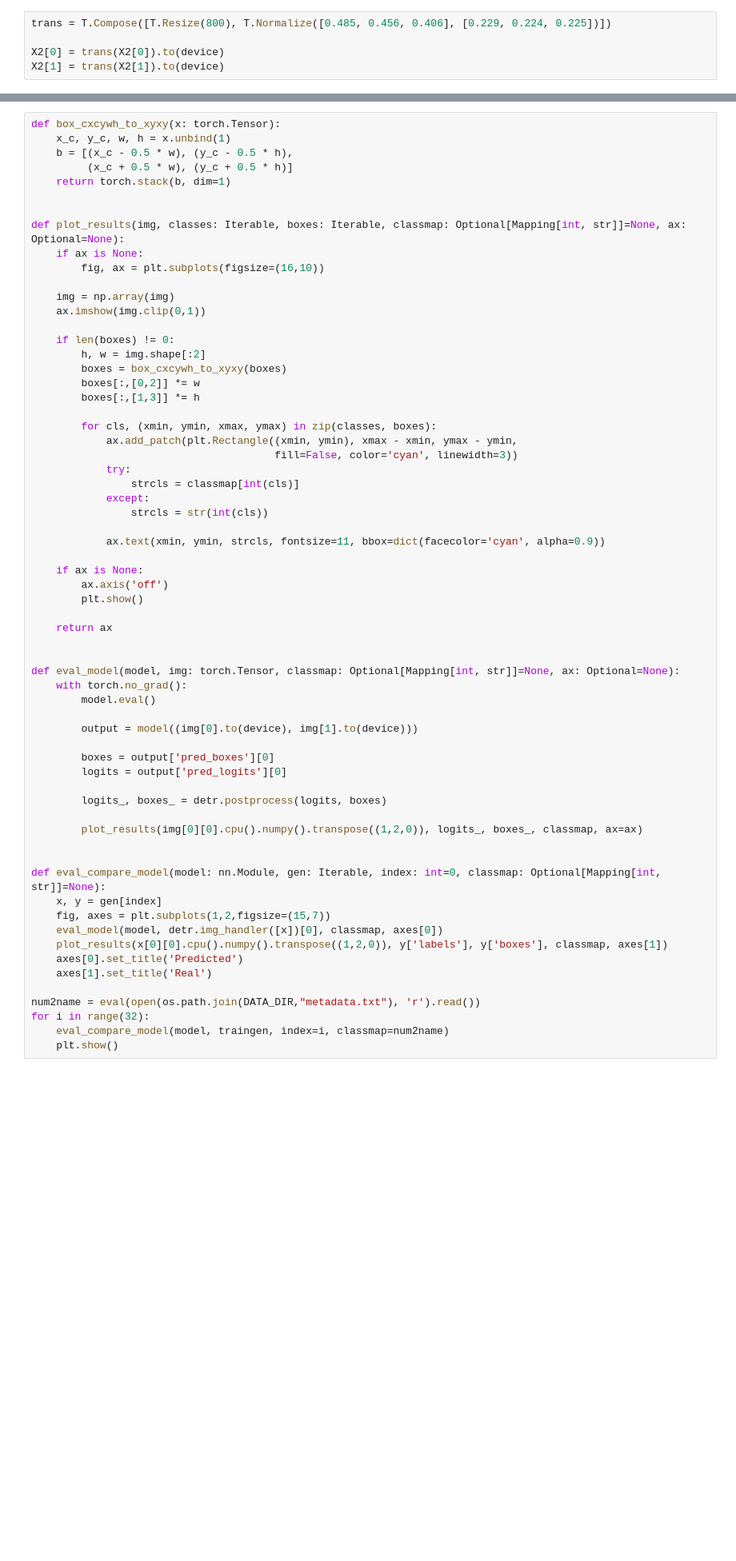
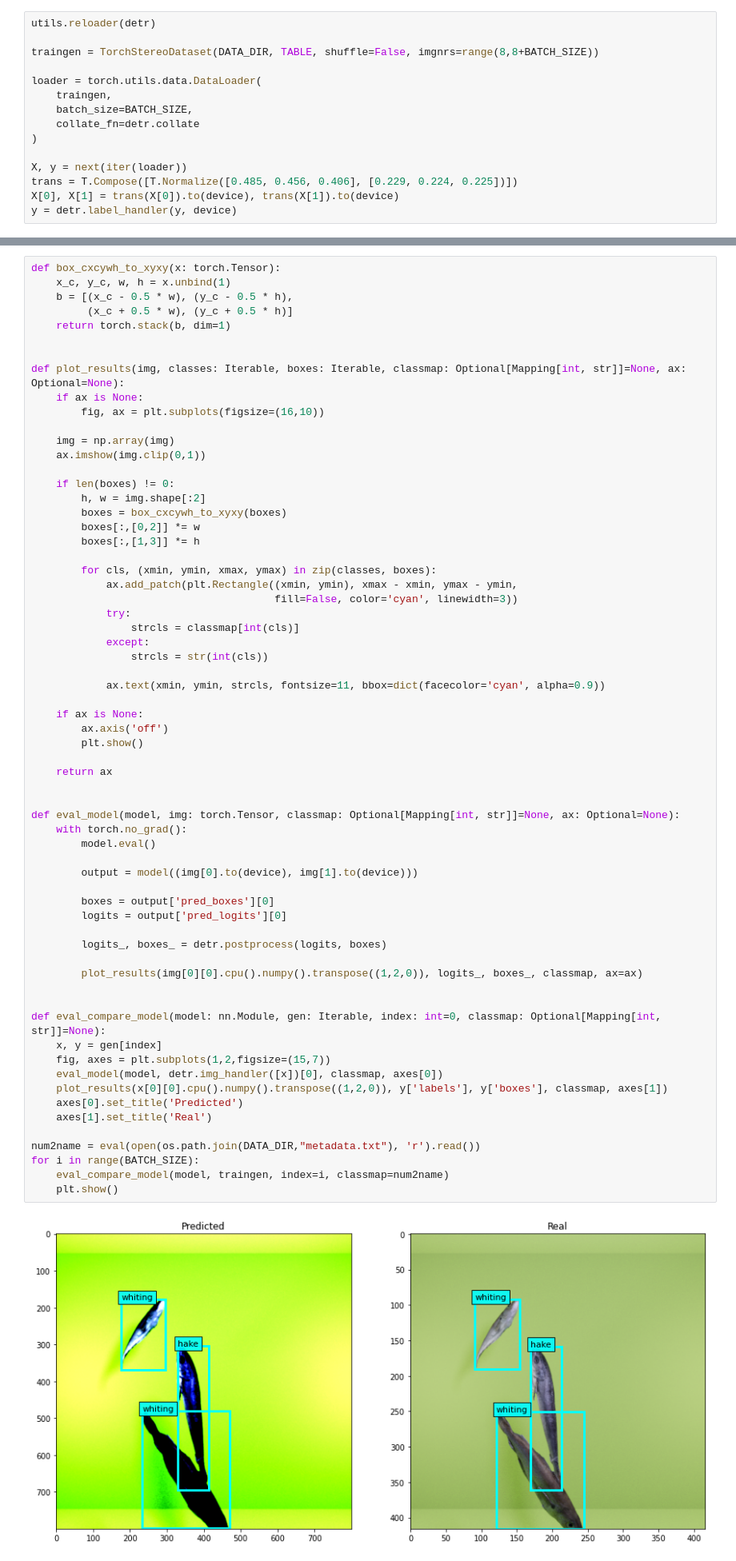
Before and after one commit to Napam/INF399-Master-DeepLearning, a Jupyter notebook: volume/DETR-BatchBoy.ipynb, the cells around one changed output, grey strips where cells are left out. Shown: that part at 80% size. Saved outputs shown, nothing was run; the diff lists cells and outputs as text; blank space fills up the shorter version.

```diff
--- a/volume/DETR-BatchBoy.ipynb
+++ b/volume/DETR-BatchBoy.ipynb
@@ -63,5 +49,15 @@ y2 = detr.label_handler(y2, device)
 # %%
-trans = T.Compose([T.Resize(800), T.Normalize([0.485, 0.456, 0.406], [0.229, 0.224, 0.225])])
+utils.reloader(detr)
 
-X2[0] = trans(X2[0]).to(device)
-X2[1] = trans(X2[1]).to(device)
+traingen = TorchStereoDataset(DATA_DIR, TABLE, shuffle=False, imgnrs=range(8,8+BATCH_SIZE))
+
+loader = torch.utils.data.DataLoader(
+    traingen,
+    batch_size=BATCH_SIZE,
+    collate_fn=detr.collate
+)
+
+X, y = next(iter(loader))
+trans = T.Compose([T.Normalize([0.485, 0.456, 0.406], [0.229, 0.224, 0.225])])
+X[0], X[1] = trans(X[0]).to(device), trans(X[1]).to(device)
+y = detr.label_handler(y, device)
@@ -178,31 +175,33 @@ def plot_results(img, classes: Iterable, boxes: Iterable, classmap: Optional[Map
         plt.show()
 
     return ax
 
 
 def eval_model(model, img: torch.Tensor, classmap: Optional[Mapping[int, str]]=None, ax: Optional=None):
     with torch.no_grad():
         model.eval()
 
         output = model((img[0].to(device), img[1].to(device)))
 
         boxes = output['pred_boxes'][0]
         logits = output['pred_logits'][0]
 
         logits_, boxes_ = detr.postprocess(logits, boxes)
 
         plot_results(img[0][0].cpu().numpy().transpose((1,2,0)), logits_, boxes_, classmap, ax=ax)
 
 
 def eval_compare_model(model: nn.Module, gen: Iterable, index: int=0, classmap: Optional[Mapping[int, str]]=None):
     x, y = gen[index]
     fig, axes = plt.subplots(1,2,figsize=(15,7))
     eval_model(model, detr.img_handler([x])[0], classmap, axes[0])
     plot_results(x[0][0].cpu().numpy().transpose((1,2,0)), y['labels'], y['boxes'], classmap, axes[1])
     axes[0].set_title('Predicted')
     axes[1].set_title('Real')
 
 num2name = eval(open(os.path.join(DATA_DIR,"metadata.txt"), 'r').read())
-for i in range(32):
+for i in range(BATCH_SIZE):
     eval_compare_model(model, traingen, index=i, classmap=num2name)
     plt.show()
+# %% [output]
+[figure, added]
```
Also changed, not shown: parts of 10 cells of this notebook, 4 other files.
